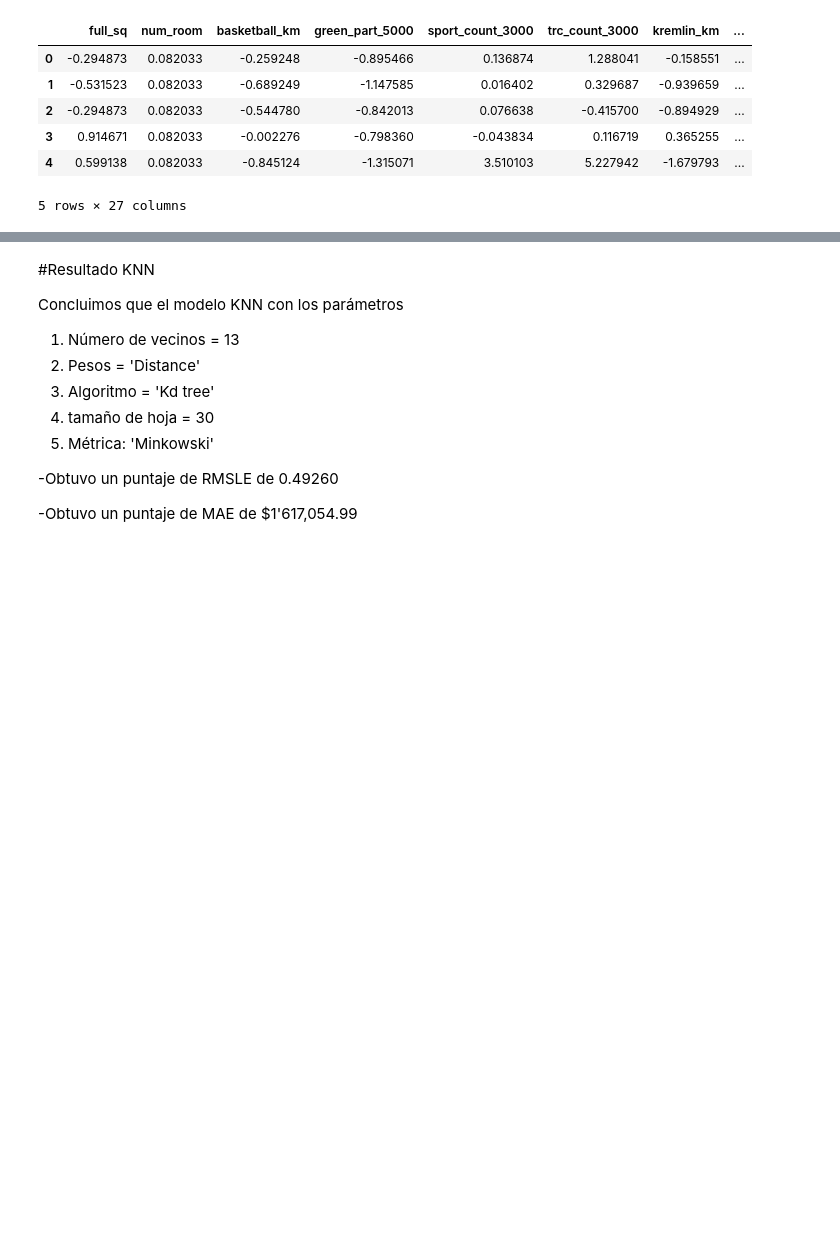
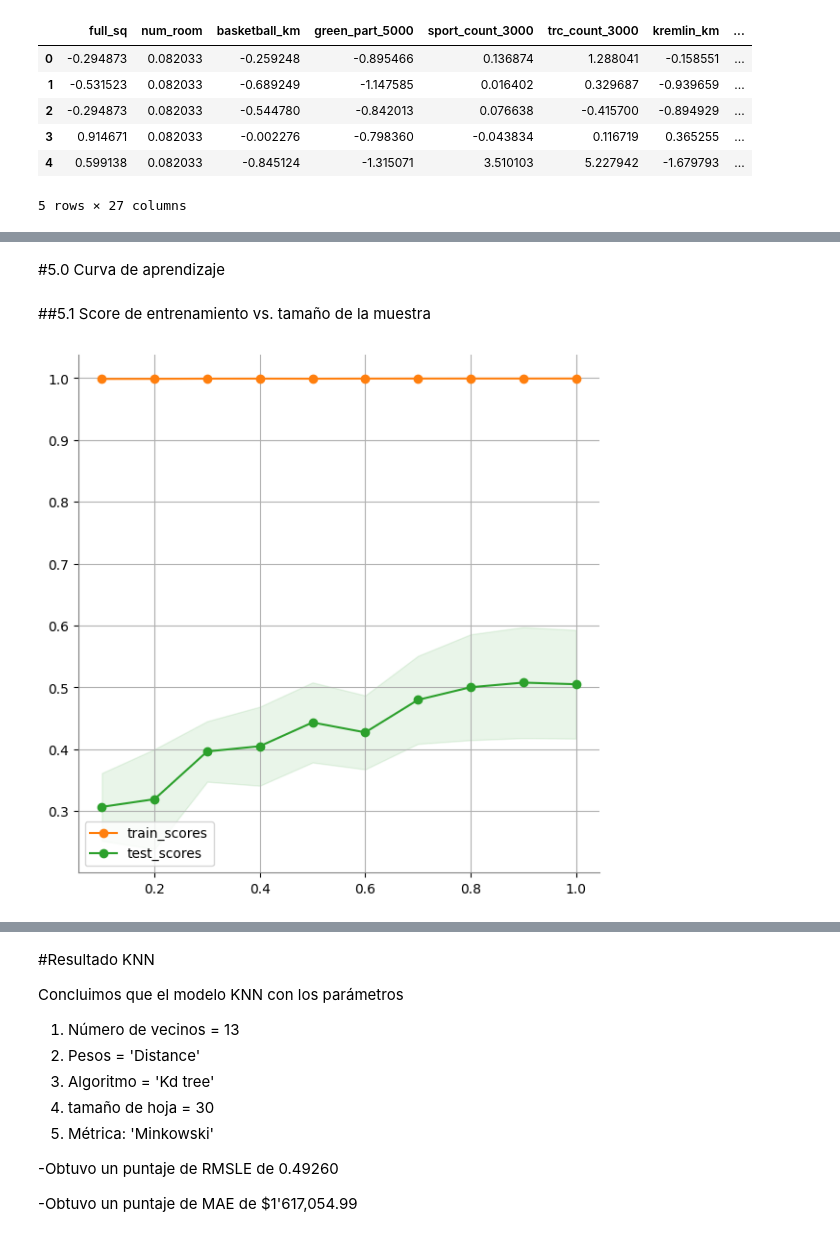
Before and after one commit to jadercaro/Mercado-inmobiliario-ruso-de-Sberbank, a Jupyter notebook: 03_Modelo_KNN.ipynb, the cells around one changed output, grey strips where cells are left out. Saved outputs shown, nothing was run; the diff lists cells and outputs as text; code cells hidden in the pictures; blank space fills up the shorter version.

Commit message:
curva de aprendizaje

```diff
--- a/03_Modelo_KNN.ipynb
+++ b/03_Modelo_KNN.ipynb
@@ -395,0 +431,2 @@ selected_variables.head(5)
+# %% [markdown]
+#5.0 Curva de aprendizaje
@@ -395,0 +443,44 @@ selected_variables.head(5)
+# %%
+def compute_mean_std(x):
+  return np.mean(x, axis=1), np.std(x, axis=1)
+
+train_scores_mean, train_scores_std = compute_mean_std(train_scores)
+test_scores_mean, test_scores_std = compute_mean_std(test_scores)
+fit_times_mean, fit_times_std = compute_mean_std(fit_times)
+score_times_mean, score_times_std = compute_mean_std(score_times)
+# %%
+def plot_result(x,mean,std,color,label=None):
+  plt.fill_between(x,mean- std, mean + std, alpha=0.1, color=color)
+  plt.plot(x,mean, 'o-', color = color, label=label)
+
+
+def format_plot():
+  plt.gca().grid()
+  plt.gca().spines['left'].set_color('gray')
+  plt.gca().spines['bottom'].set_color('gray')
+  plt.gca().spines['top'].set_visible(False)
+  plt.gca().spines['right'].set_visible(False)
+# %% [markdown]
+##5.1 Score de entrenamiento vs. tamaño de la muestra
+# %%
+plt.figure(figsize=(7,7))
+
+plot_result(x=train_sizes,
+            mean=train_scores_mean,
+            std=train_scores_std,
+            color='tab:orange',
+            label='train_scores')
+
+plot_result(x=train_sizes,
+            mean=test_scores_mean,
+            std = test_scores_std,
+            color='tab:green',
+            label='test_scores')
+
+format_plot()
+
+plt.legend(loc='best')
+
+plt.show()
+# %% [output]
+[figure, added]
```
Also changed, not shown: parts of 15 cells of this notebook.
